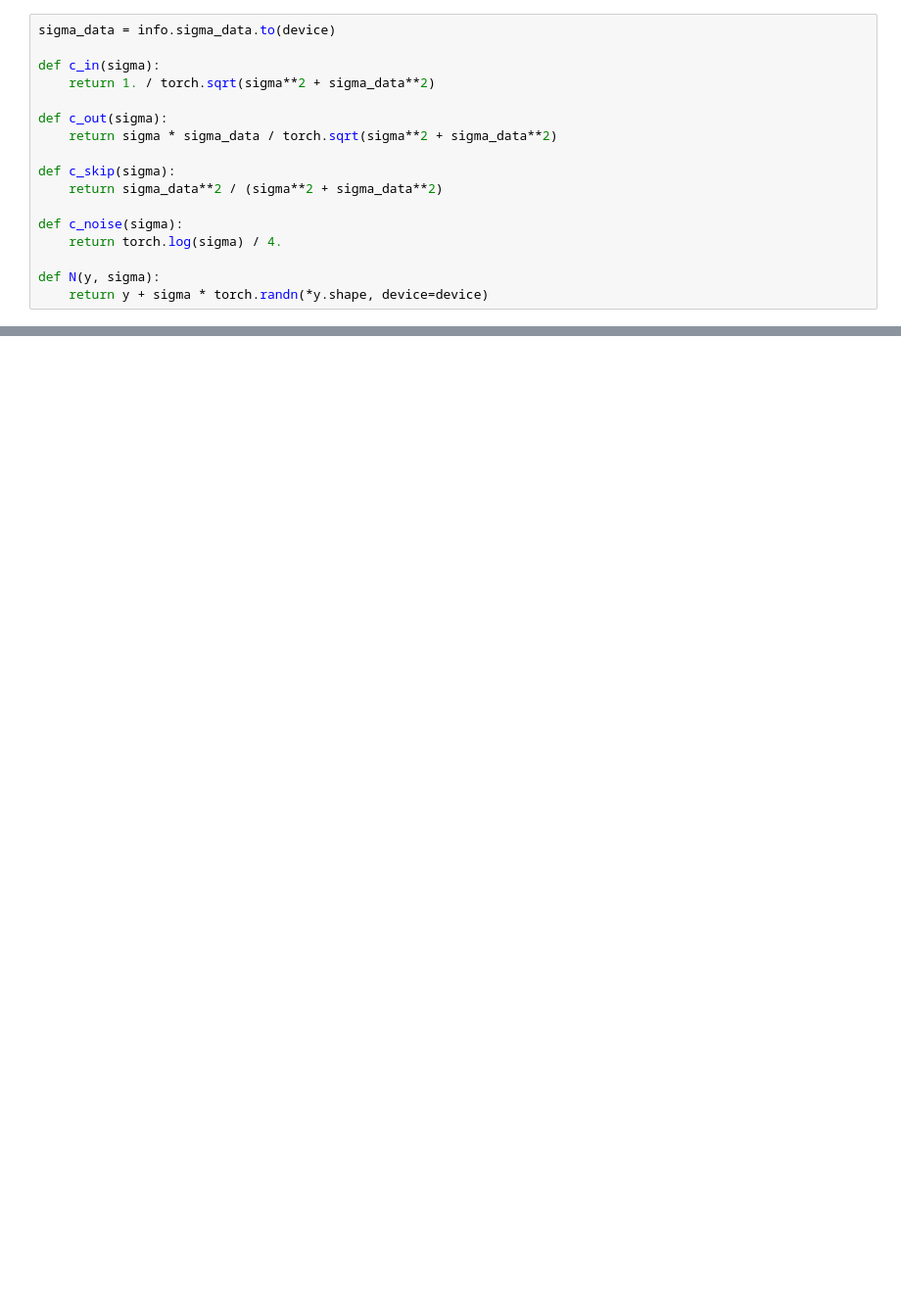
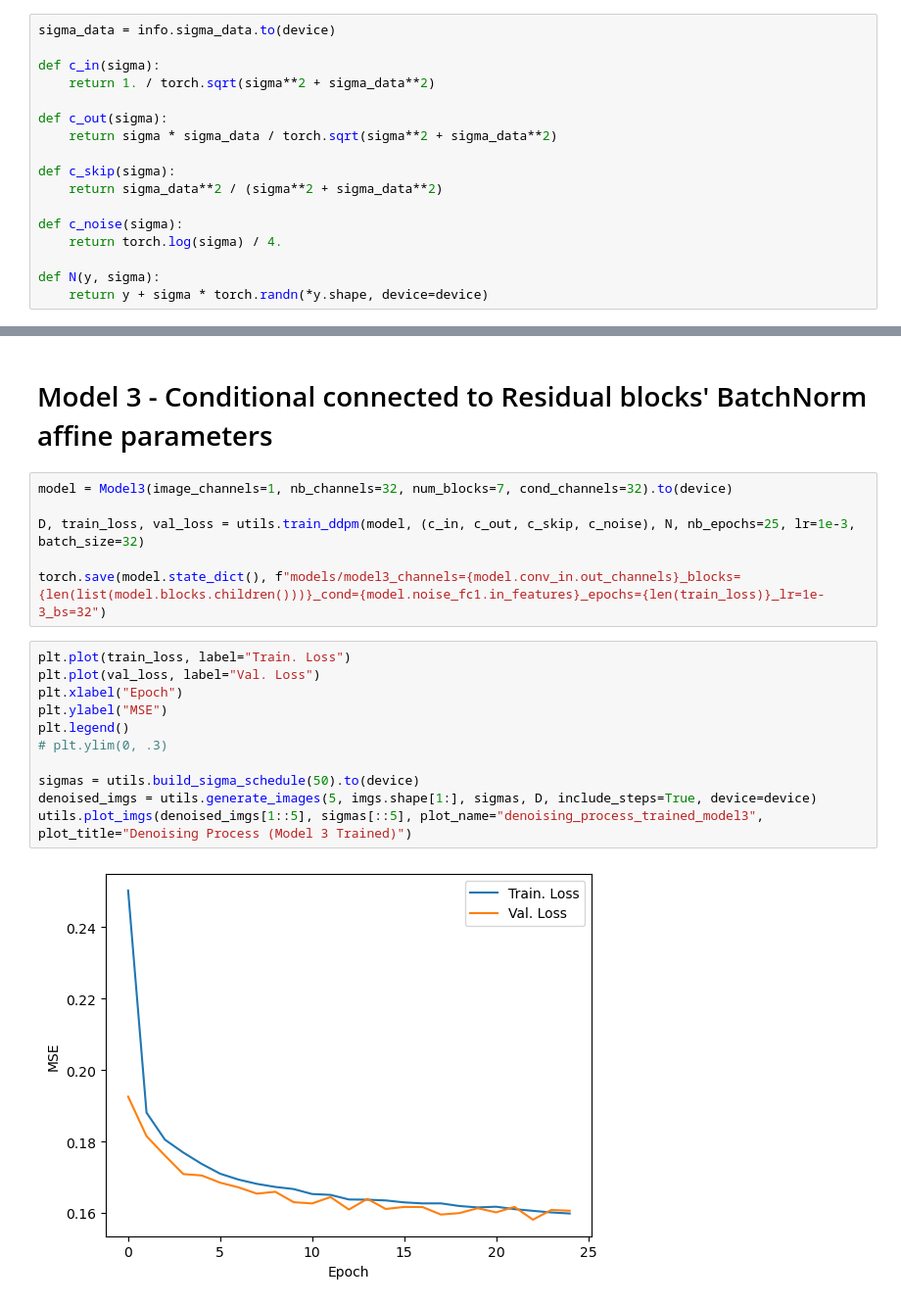
Before and after one commit to chrisfinlay/ddpm, a Jupyter notebook: project.ipynb, the cells around one changed output, grey strips where cells are left out. Shown at 98% size. Saved outputs shown, nothing was run; the diff lists cells and outputs as text; blank space fills up the shorter version.

```diff
--- a/project.ipynb
+++ b/project.ipynb
@@ -65,0 +106,21 @@ torch.Size([5, 1, 32, 32])
+# %% [markdown]
+# Model 3 - Conditional connected to Residual blocks' BatchNorm affine parameters
+# %%
+model = Model3(image_channels=1, nb_channels=32, num_blocks=7, cond_channels=32).to(device)
+
+D, train_loss, val_loss = utils.train_ddpm(model, (c_in, c_out, c_skip, c_noise), N, nb_epochs=25, lr=1e-3, batch_size=32)
+
+torch.save(model.state_dict(), f"models/model3_channels={model.conv_in.out_channels}_blocks={len(list(model.blocks.children()))}_cond={model.noise_fc1.in_features}_epochs={len(train_loss)}_lr=1e-3_bs=32")
+# %%
+plt.plot(train_loss, label="Train. Loss")
+plt.plot(val_loss, label="Val. Loss")
+plt.xlabel("Epoch")
+plt.ylabel("MSE")
+plt.legend()
+# plt.ylim(0, .3)
+
+sigmas = utils.build_sigma_schedule(50).to(device)
+denoised_imgs = utils.generate_images(5, imgs.shape[1:], sigmas, D, include_steps=True, device=device)
+utils.plot_imgs(denoised_imgs[1::5], sigmas[::5], plot_name="denoising_process_trained_model3", plot_title="Denoising Process (Model 3 Trained)")
+# %% [output]
+[figure, added]
```
Also changed, not shown: parts of 17 cells of this notebook, 4 other files.
